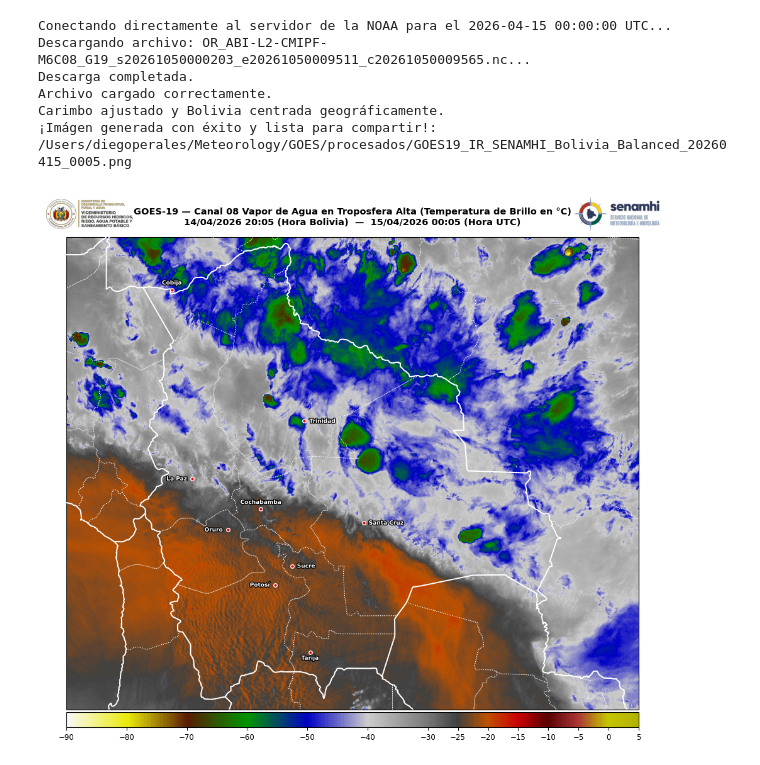
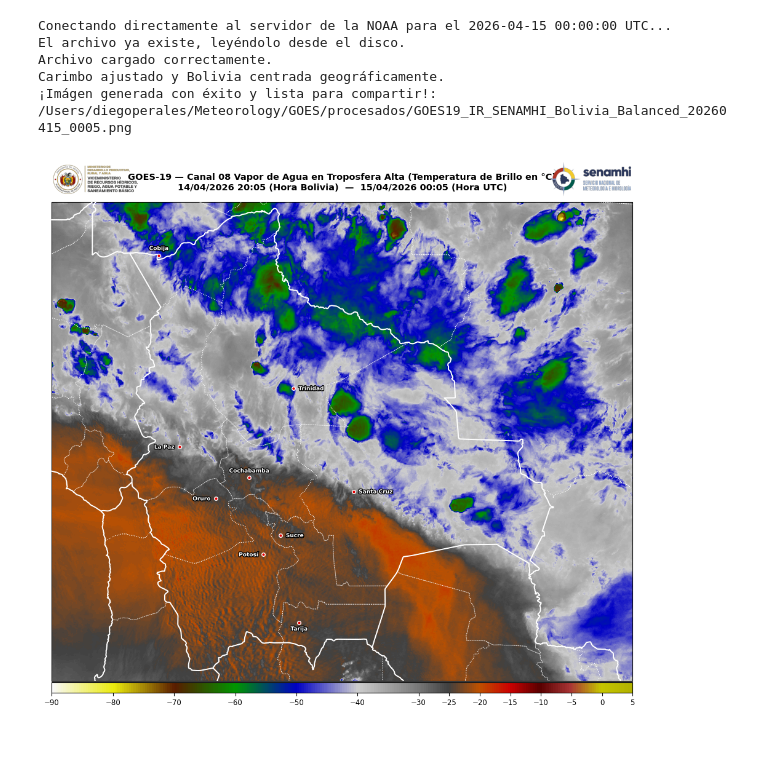
Before and after one commit to diegomapper/goes_env, a Jupyter notebook: Scripts/02_goes19_vapor_de_agua.ipynb, the cells around one changed output. Saved outputs shown, nothing was run; the diff lists cells and outputs as text; code cells hidden in the pictures.

```diff
--- a/Scripts/02_goes19_vapor_de_agua.ipynb
+++ b/Scripts/02_goes19_vapor_de_agua.ipynb
@@ -186,11 +186,24 @@ string_bot = fecha_bot.strftime('%d/%m/%Y %H:%M (Hora Bolivia)')
 ax.set_title(f"GOES-19 — Canal 08 Vapor de Agua en Troposfera Alta (Temperatura de Brillo en °C)\n{string_bot}  —  {string_utc}",
              fontsize=10.5, fontweight='bold', pad=14, loc='center', linespacing=1.3)
 
-# --- CAPA 6: BARRA DE COLORES DE REFERENCIA
-divider = make_axes_locatable(ax)
-cax = divider.append_axes("bottom", size="3.2%", pad=0.04, axes_class=plt.Axes)
+# --- CAPA 6: BARRA DE COLORES DE REFERENCIA (ALINEACIÓN MILIMÉTRICA) ---
+# 1. Obtenemos las coordenadas reales exactas de la imagen de satélite en el lienzo
+pos_mapa = ax.get_position()
 
-cbar = plt.colorbar(im, cax=cax, orientation='horizontal')
+# 2. Creamos el eje flotante abajo del mapa usando el ancho real de los datos
+cax = fig.add_axes([
+    pos_mapa.x0,           # Alineado perfectamente al borde izquierdo
+    pos_mapa.y0 - 0.02,    # Posición vertical justa abajo del mapa
+    pos_mapa.width,        # Ancho exacto de la imagen de borde a borde (100%)
+    0.018                  # El grosor ultra delgado y estilizado calibrado
+])
+
+# 3. Dibujamos el colorbar dentro de este eje perfecto
+cbar = fig.colorbar(im, cax=cax, orientation='horizontal')
+
+# Mantenemos tus ticks específicos para la escala de Vapor de Agua
+cbar.set_ticks([5, 0, -5, -10, -15, -20, -25, -30, -40, -50, -60, -70, -80, -90])
+cbar.ax.tick_params(labelsize=8)  # Fuente homogénea con el producto IR
 
 # Colocamos exactamente los mismos marcadores de tu captura de pantalla
 cbar.set_ticks([5, 0, -5, -10, -15, -20, -25, -30, -40, -50, -60, -70, -80, -90])
@@ -203,33 +216,32 @@ try:
     img_senamhi_path = os.path.join(PATH_LOGOS, "logo_senamhi.png")
 
     if os.path.exists(img_ministerio_path) and os.path.exists(img_senamhi_path):
         logo_ministerio = mpimg.imread(img_ministerio_path)
         logo_senamhi = mpimg.imread(img_senamhi_path)
 
         pos_mapa = ax.get_position()
 
         ax_logo_min = fig.add_axes([pos_mapa.x0, pos_mapa.y1 + 0.005, 0.14, 0.07])
         ax_logo_min.imshow(logo_ministerio)
         ax_logo_min.axis('off')
 
         ax_logo_sen = fig.add_axes([pos_mapa.x1 - 0.14, pos_mapa.y1 + 0.005, 0.14, 0.07])
         ax_logo_sen.imshow(logo_senamhi)
         ax_logo_sen.axis('off')
         print("Carimbo ajustado y Bolivia centrada geográficamente.")
 except Exception as e:
     print(f"Alerta con logos: {e}")
 
 # Guardado
 output_name = f"{OUTPUTS}/GOES19_IR_SENAMHI_Bolivia_Balanced_{fecha_utc.strftime('%Y%m%d_%H%M')}.png"
 plt.savefig(output_name, dpi=200, bbox_inches='tight', pad_inches=0.03)
 print(f"¡Imágen generada con éxito y lista para compartir!: {output_name}")
 
 plt.show()
 # %% [output]
 Conectando directamente al servidor de la NOAA para el 2026-04-15 00:00:00 UTC...
-Descargando archivo: OR_ABI-L2-CMIPF-M6C08_G19_s20261050000203_e20261050009511_c20261050009565.nc...
-Descarga completada.
+El archivo ya existe, leyéndolo desde el disco.
 Archivo cargado correctamente.
 Carimbo ajustado y Bolivia centrada geográficamente.
 ¡Imágen generada con éxito y lista para compartir!: /Users/diegoperales/Meteorology/GOES/procesados/GOES19_IR_SENAMHI_Bolivia_Balanced_20260415_0005.png
-[figure, old version]
+[figure, new version]
```
Also changed, not shown: 1 other file.
